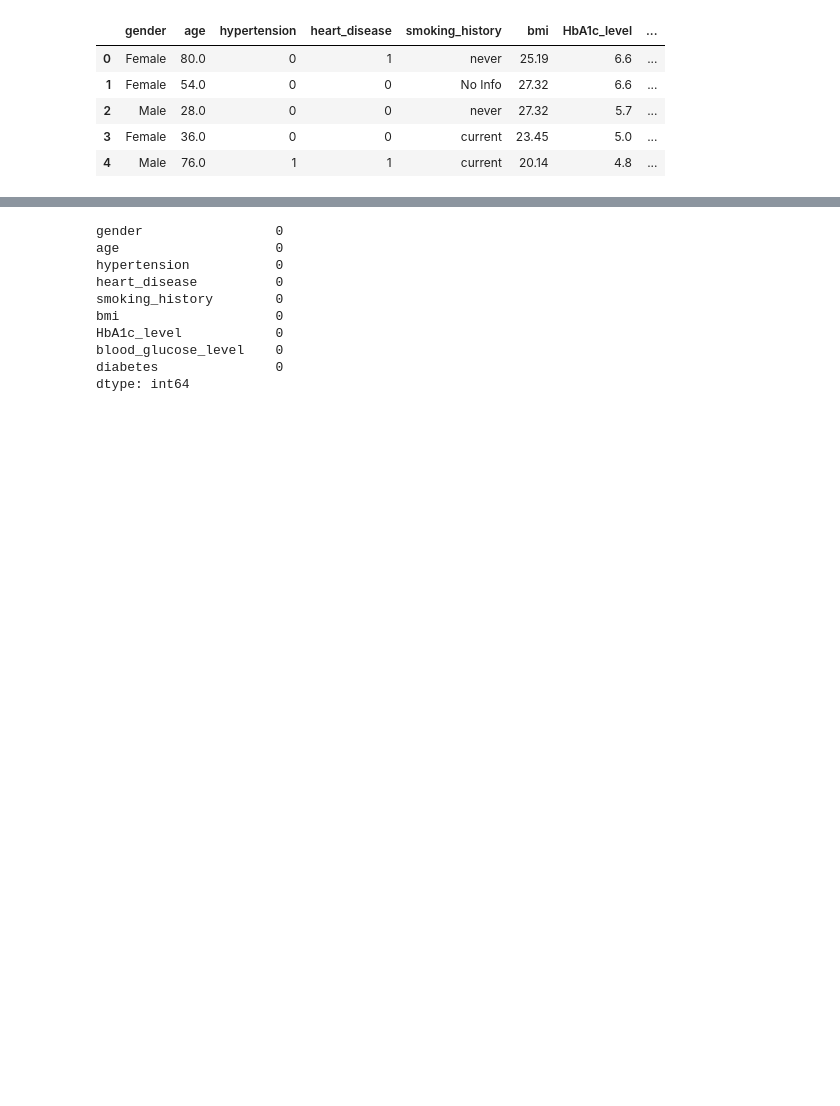
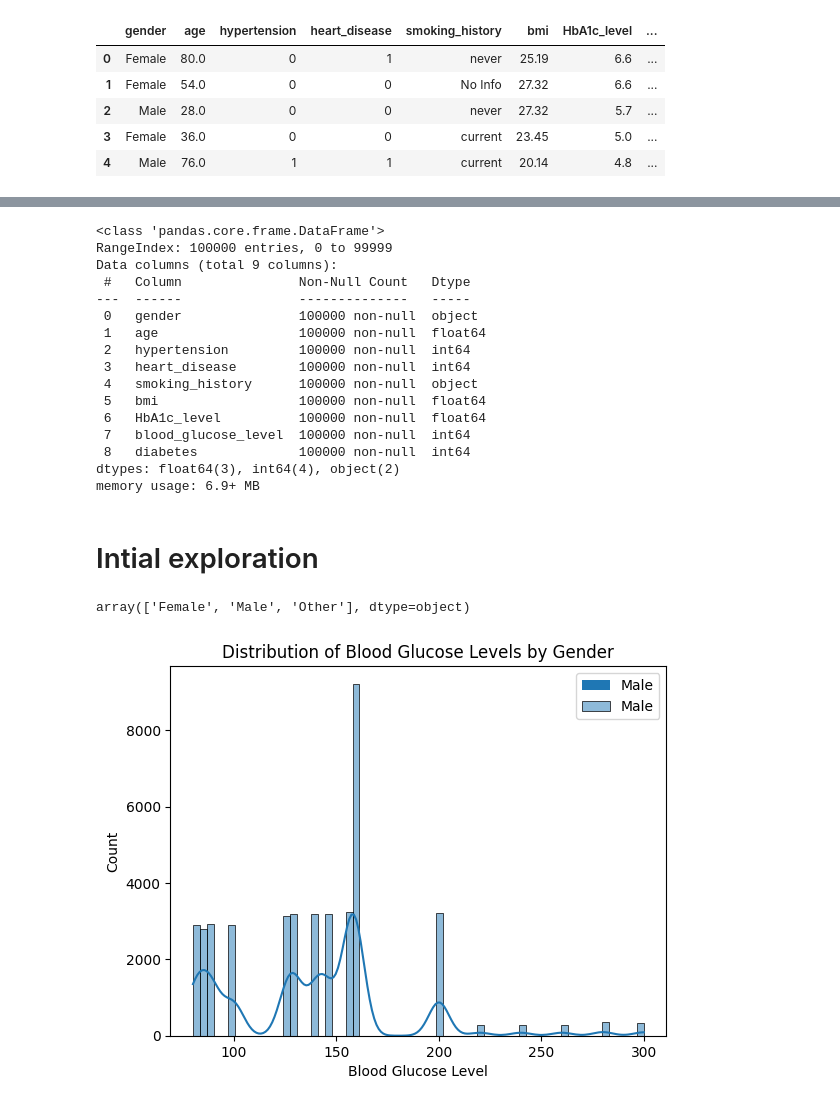
Before and after one commit to piyus22/SUGAR, a Jupyter notebook: diabetes_analysis.ipynb, the cells around one changed output, grey strips where cells are left out. Cells and saved outputs as stored; diff of their text form; code cells hidden in the pictures; blank space fills up the shorter version.

```diff
--- a/diabetes_analysis.ipynb
+++ b/diabetes_analysis.ipynb
@@ -31,15 +33,40 @@ summary_stats
 | max | 80.000000 | 1.00000 | 1.000000 | 95.690000 | 9.000000 | 300.000000 | 1.000000 |
 # %%
 # Looking into the number of missing rows across the columns
-diabetes_ip_file.isnull().sum()
+diabetes_ip_file.isnull().sum()# No missing values
+diabetes_ip_file.shape#(100000,9)
+diabetes_ip_file.info()
 # %% [output]
-gender                 0
-age                    0
-hypertension           0
-heart_disease          0
-smoking_history        0
-bmi                    0
-HbA1c_level            0
-blood_glucose_level    0
-diabetes               0
-dtype: int64
+<class 'pandas.core.frame.DataFrame'>
+RangeIndex: 100000 entries, 0 to 99999
+Data columns (total 9 columns):
+ #   Column               Non-Null Count   Dtype
+---  ------               --------------   -----
+ 0   gender               100000 non-null  object
+ 1   age                  100000 non-null  float64
+ 2   hypertension         100000 non-null  int64
+ 3   heart_disease        100000 non-null  int64
+ 4   smoking_history      100000 non-null  object
+ 5   bmi                  100000 non-null  float64
+ 6   HbA1c_level          100000 non-null  float64
+ 7   blood_glucose_level  100000 non-null  int64
+ 8   diabetes             100000 non-null  int64
+dtypes: float64(3), int64(4), object(2)
+memory usage: 6.9+ MB
+# %% [markdown]
+# Intial exploration
+# %%
+diabetes_ip_file['gender'].unique()
+# %% [output]
+array(['Female', 'Male', 'Other'], dtype=object)
+# %%
+# Checking the distribution of Gender and its impact on blood_glucose_level
+sns.histplot(diabetes_ip_file[diabetes_ip_file['gender'] == 'Male']['blood_glucose_level'], kde=True, label='Male')
+# sns.histplot(diabetes_ip_file[diabetes_ip_file['gender'] == 'Female']['blood_glucose_level'], kde=True, label='Female')
+plt.xlabel('Blood Glucose Level')
+plt.ylabel('Count')
+plt.title('Distribution of Blood Glucose Levels by Gender')
+plt.legend()
+plt.show()
+# %% [output]
+[figure, added]
```
Also changed, not shown: parts of 2 cells of this notebook.
